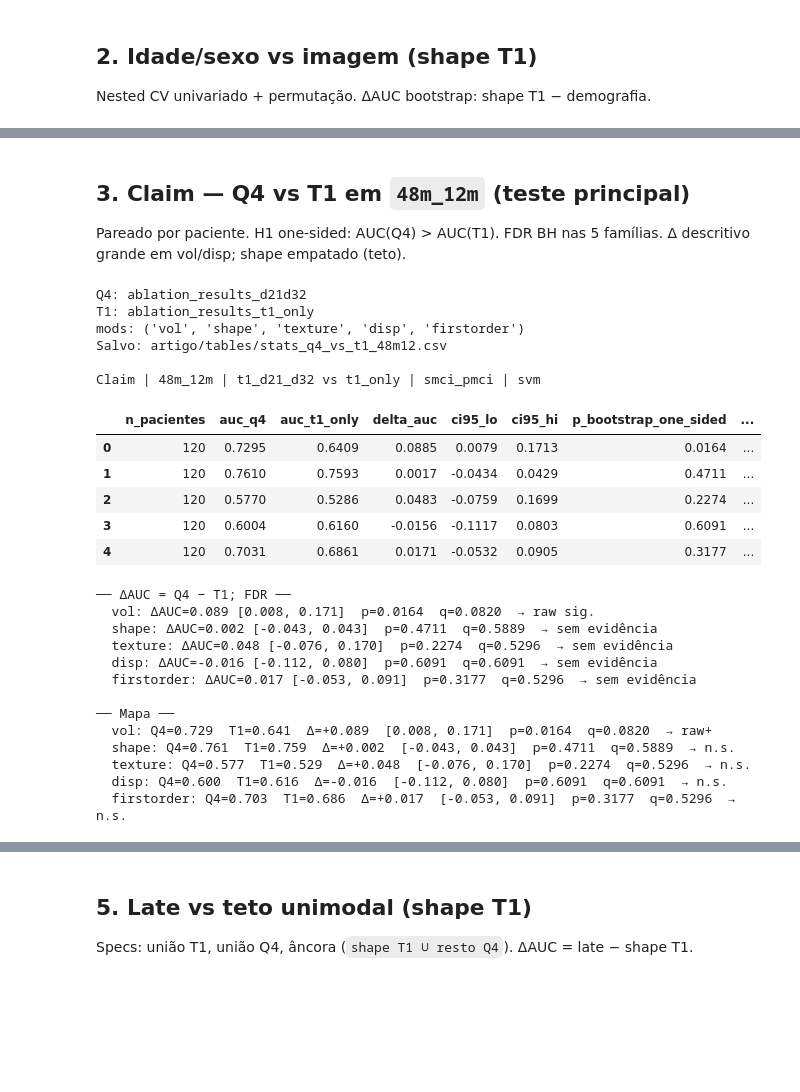
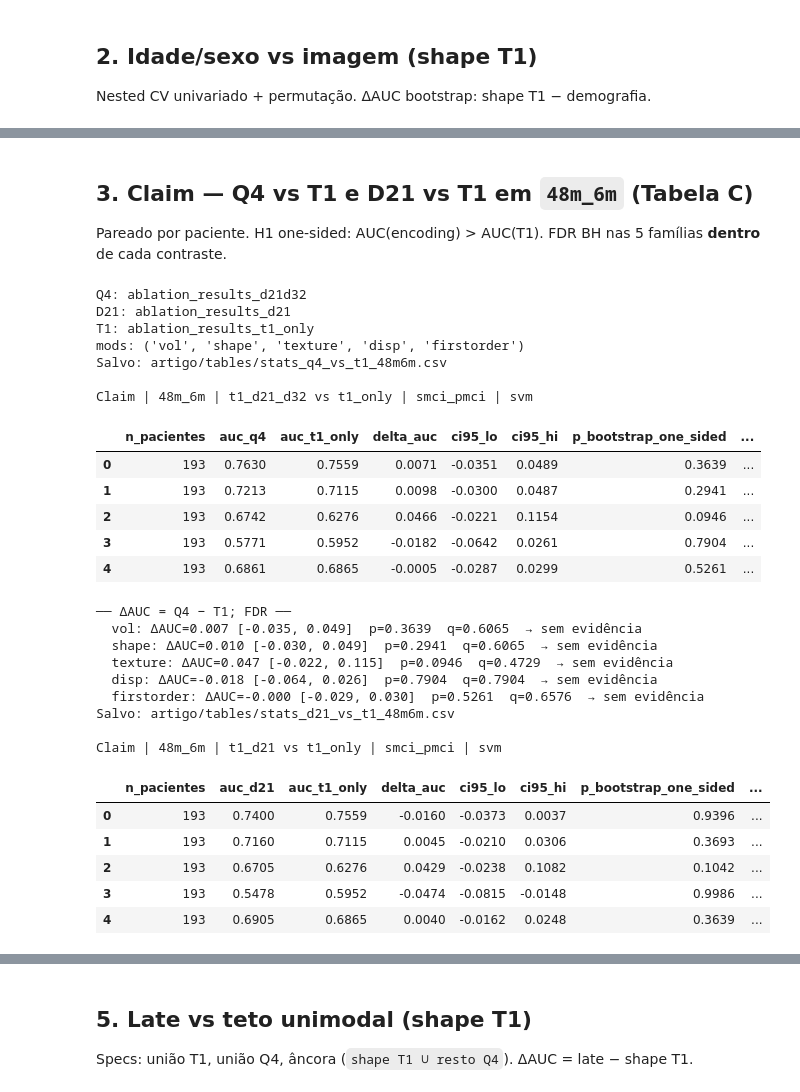
Before and after one commit to PauloMatheusGr/graphs, a Jupyter notebook: 7_stats.ipynb, the cells around one changed output, grey strips where cells are left out. Cells and saved outputs as stored; diff of their text form; code cells hidden in the pictures; blank space fills up the shorter version.

```diff
--- a/7_stats.ipynb
+++ b/7_stats.ipynb
@@ -51,12 +54,14 @@ COHORT_CLAIM = "48m_6m"
 COHORTS_GRADIENT = ("36m_6m", "36m_12m", "48m_6m", "48m_12m")
 BASE = Path(f"csvs/cohorts/{COHORT_CLAIM}")
 LONG_CSV = BASE / "adnimerged_longitudinal.csv"
-TABLE_DIR = Path("artigo") / "tables"
+TABLE_DIR = Path("Artigo 1 pgirardi") / "tables"
 
 PROTOCOL_BASELINE = "t1_only"
+PROTOCOL_TWO_VISIT = "t1_d21"  # D21
 PROTOCOL_LONGITUDINAL = "t1_d21_d32"  # Q4
 MODS_COMPARE = ("vol", "shape", "texture", "disp", "firstorder")
-CLINIC_MODALITY = "shape"
+CLINIC_MODALITY = "vol"
+SOFT_FALSE_COHORT = "48m_6m_soft_False"
 ALPHA = 0.05
 
 LATE_ALL_T1 = "late__t1_vol__t1_shape__t1_texture__t1_disp__t1_firstorder"
@@ -71,8 +76,11 @@ LATE_ANCORA = (
 
 FOLDER_REP = {
     "ablation_results_t1_only": "t1_only",
+    "ablation_results_d21": "t1_d21",
     "ablation_results_d21d32": "t1_d21_d32",
     "ablation_results_leaky_d21d32": "t1_d21_d32",
+    "ablation_results_combat_t1_only": "t1_only",
+    "ablation_results_combat_d21d32": "t1_d21_d32",
     "ablation_results_clinic_img_t1_only": "t1_only",
     "ablation_results_late_fusion": "late_fusion",
 }
@@ -109,7 +117,8 @@ def save_table(df: pd.DataFrame, name: str) -> None:
     print("Salvo:", path)
 
 
-print("claim:", BASE, "|", PROTOCOL_LONGITUDINAL, "vs", PROTOCOL_BASELINE)
+print("claim:", BASE, "|", PROTOCOL_LONGITUDINAL, "&", PROTOCOL_TWO_VISIT, "vs", PROTOCOL_BASELINE)
 print("mods:", MODS_COMPARE, "| model:", STATS_CFG.model_key, STATS_CFG.selection_mode)
+print("clinic+img:", CLINIC_MODALITY, "| soft_false:", SOFT_FALSE_COHORT)
 print("perm/boot:", STATS_CFG.n_perm, STATS_CFG.n_bootstrap)
 # %% [output]
@@ -522,53 +579,69 @@ shape T1 AUC=0.759 n=120  significativo (p=0.0002)
 # %% [markdown]
-## 3. Claim — Q4 vs T1 em `48m_12m` (teste principal)
+## 3. Claim — Q4 vs T1 e D21 vs T1 em `48m_6m` (Tabela C)
 
-Pareado por paciente. H1 one-sided: AUC(Q4) > AUC(T1).
-FDR BH nas 5 famílias. Δ descritivo grande em vol/disp; shape empatado (teto).
+Pareado por paciente. H1 one-sided: AUC(encoding) > AUC(T1).
+FDR BH nas 5 famílias **dentro** de cada contraste.
 # %%
 cfg = STATS_CFG
 print("Q4:", image_ablation_path(BASE, PROTOCOL_LONGITUDINAL, "vol").parent.parent.name)
+print("D21:", image_ablation_path(BASE, PROTOCOL_TWO_VISIT, "vol").parent.parent.name)
 print("T1:", image_ablation_path(BASE, PROTOCOL_BASELINE, "vol").parent.parent.name)
 print("mods:", MODS_COMPARE)
 
 cmp_claim = compare_q4_vs_t1(BASE, cfg, comparison=f"{COHORT_CLAIM}_t1_d21_d32_vs_t1_only")
-save_table(cmp_claim, "stats_q4_vs_t1_48m12")
+save_table(cmp_claim, "stats_q4_vs_t1_48m6m")
 print(f"\nClaim | {COHORT_CLAIM} | t1_d21_d32 vs t1_only | {cfg.task} | {cfg.model_key}\n")
 display(cmp_claim.round(4))
 print("\n── ΔAUC = Q4 − T1; FDR ──")
 print_comparison_summary(cmp_claim, label_a="q4", label_b="t1_only")
 
-if not cmp_claim.empty:
-    print("\n── Mapa ──")
-    for _, r in cmp_claim.iterrows():
+cmp_claim_d21 = compare_d21_vs_t1(BASE, cfg, comparison=f"{COHORT_CLAIM}_t1_d21_vs_t1_only")
+save_table(cmp_claim_d21, "stats_d21_vs_t1_48m6m")
+print(f"\nClaim | {COHORT_CLAIM} | t1_d21 vs t1_only | {cfg.task} | {cfg.model_key}\n")
+display(cmp_claim_d21.round(4))
+print("\n── ΔAUC = D21 − T1; FDR ──")
+print_comparison_summary(cmp_claim_d21, label_a="d21", label_b="t1_only")
+
+for name, cmp, la in (
+    ("Q4", cmp_claim, "q4"),
+    ("D21", cmp_claim_d21, "d21"),
+):
+    if cmp.empty:
+        continue
+    print(f"\n── Mapa {name} ──")
+    for _, r in cmp.iterrows():
         tag = "FDR+" if r["significant_fdr"] else ("raw+" if r["significant_raw"] else "n.s.")
         print(
-            f"  {r['modality']}: Q4={r['auc_q4']:.3f}  T1={r['auc_t1_only']:.3f}  "
+            f"  {r['modality']}: {name}={r[f'auc_{la}']:.3f}  T1={r['auc_t1_only']:.3f}  "
             f"Δ={r['delta_auc']:+.3f}  [{r['ci95_lo']:.3f}, {r['ci95_hi']:.3f}]  "
             f"p={r['p_bootstrap_one_sided']:.4f}  q={r['p_fdr_bh']:.4f}  → {tag}"
         )
 # %% [output]
 Q4: ablation_results_d21d32
+D21: ablation_results_d21
 T1: ablation_results_t1_only
 mods: ('vol', 'shape', 'texture', 'disp', 'firstorder')
-Salvo: artigo/tables/stats_q4_vs_t1_48m12.csv
+Salvo: artigo/tables/stats_q4_vs_t1_48m6m.csv
 
-Claim | 48m_12m | t1_d21_d32 vs t1_only | smci_pmci | svm
+Claim | 48m_6m | t1_d21_d32 vs t1_only | smci_pmci | svm
 |  | n_pacientes | auc_q4 | auc_t1_only | delta_auc | ci95_lo | ci95_hi | p_bootstrap_one_sided | ... |
-| 0 | 120 | 0.7295 | 0.6409 | 0.0885 | 0.0079 | 0.1713 | 0.0164 | ... |
-| 1 | 120 | 0.7610 | 0.7593 | 0.0017 | -0.0434 | 0.0429 | 0.4711 | ... |
-| 2 | 120 | 0.5770 | 0.5286 | 0.0483 | -0.0759 | 0.1699 | 0.2274 | ... |
-| 3 | 120 | 0.6004 | 0.6160 | -0.0156 | -0.1117 | 0.0803 | 0.6091 | ... |
-| 4 | 120 | 0.7031 | 0.6861 | 0.0171 | -0.0532 | 0.0905 | 0.3177 | ... |
+| 0 | 193 | 0.7630 | 0.7559 | 0.0071 | -0.0351 | 0.0489 | 0.3639 | ... |
+| 1 | 193 | 0.7213 | 0.7115 | 0.0098 | -0.0300 | 0.0487 | 0.2941 | ... |
+| 2 | 193 | 0.6742 | 0.6276 | 0.0466 | -0.0221 | 0.1154 | 0.0946 | ... |
+| 3 | 193 | 0.5771 | 0.5952 | -0.0182 | -0.0642 | 0.0261 | 0.7904 | ... |
+| 4 | 193 | 0.6861 | 0.6865 | -0.0005 | -0.0287 | 0.0299 | 0.5261 | ... |
 ── ΔAUC = Q4 − T1; FDR ──
-  vol: ΔAUC=0.089 [0.008, 0.171]  p=0.0164  q=0.0820  → raw sig.
-  shape: ΔAUC=0.002 [-0.043, 0.043]  p=0.4711  q=0.5889  → sem evidência
-  texture: ΔAUC=0.048 [-0.076, 0.170]  p=0.2274  q=0.5296  → sem evidência
-  disp: ΔAUC=-0.016 [-0.112, 0.080]  p=0.6091  q=0.6091  → sem evidência
-  firstorder: ΔAUC=0.017 [-0.053, 0.091]  p=0.3177  q=0.5296  → sem evidência
+  vol: ΔAUC=0.007 [-0.035, 0.049]  p=0.3639  q=0.6065  → sem evidência
+  shape: ΔAUC=0.010 [-0.030, 0.049]  p=0.2941  q=0.6065  → sem evidência
+  texture: ΔAUC=0.047 [-0.022, 0.115]  p=0.0946  q=0.4729  → sem evidência
+  disp: ΔAUC=-0.018 [-0.064, 0.026]  p=0.7904  q=0.7904  → sem evidência
+  firstorder: ΔAUC=-0.000 [-0.029, 0.030]  p=0.5261  q=0.6576  → sem evidência
+Salvo: artigo/tables/stats_d21_vs_t1_48m6m.csv
 
-── Mapa ──
-  vol: Q4=0.729  T1=0.641  Δ=+0.089  [0.008, 0.171]  p=0.0164  q=0.0820  → raw+
-  shape: Q4=0.761  T1=0.759  Δ=+0.002  [-0.043, 0.043]  p=0.4711  q=0.5889  → n.s.
-  texture: Q4=0.577  T1=0.529  Δ=+0.048  [-0.076, 0.170]  p=0.2274  q=0.5296  → n.s.
-  disp: Q4=0.600  T1=0.616  Δ=-0.016  [-0.112, 0.080]  p=0.6091  q=0.6091  → n.s.
-  firstorder: Q4=0.703  T1=0.686  Δ=+0.017  [-0.053, 0.091]  p=0.3177  q=0.5296  → n.s.
+Claim | 48m_6m | t1_d21 vs t1_only | smci_pmci | svm
+|  | n_pacientes | auc_d21 | auc_t1_only | delta_auc | ci95_lo | ci95_hi | p_bootstrap_one_sided | ... |
+| 0 | 193 | 0.7400 | 0.7559 | -0.0160 | -0.0373 | 0.0037 | 0.9396 | ... |
+| 1 | 193 | 0.7160 | 0.7115 | 0.0045 | -0.0210 | 0.0306 | 0.3693 | ... |
+| 2 | 193 | 0.6705 | 0.6276 | 0.0429 | -0.0238 | 0.1082 | 0.1042 | ... |
+| 3 | 193 | 0.5478 | 0.5952 | -0.0474 | -0.0815 | -0.0148 | 0.9986 | ... |
+| 4 | 193 | 0.6905 | 0.6865 | 0.0040 | -0.0162 | 0.0248 | 0.3639 | ... |
```
Also changed, not shown: parts of 19 cells of this notebook, 30 other files.
